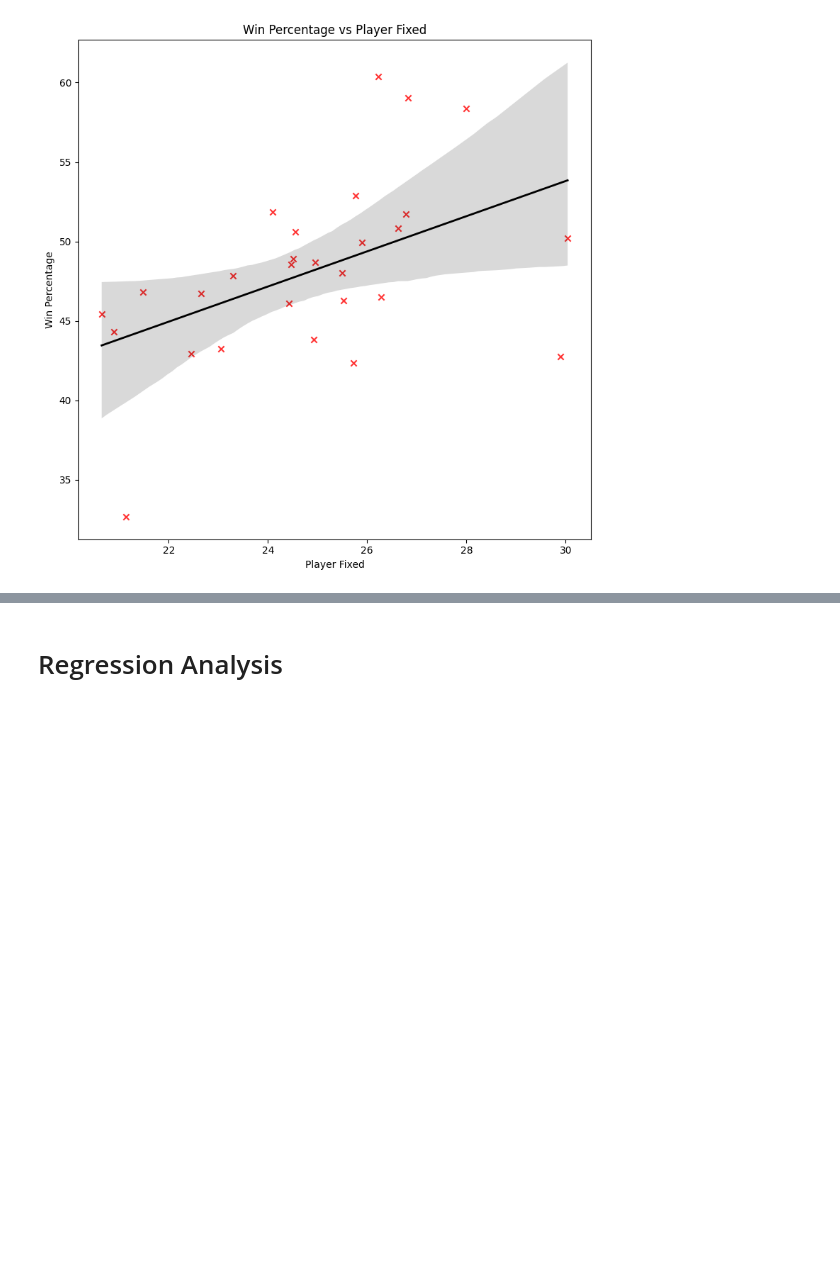
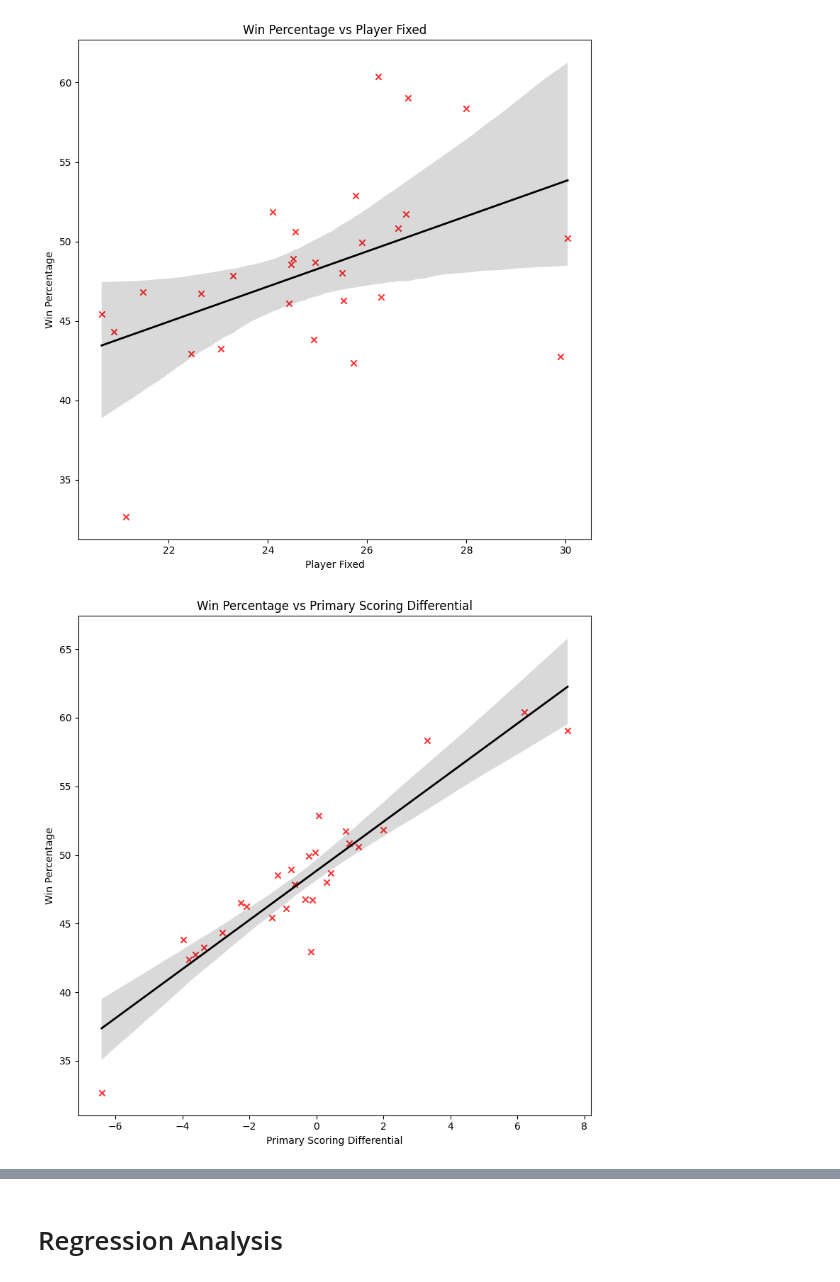
Before and after one commit to crichardson1349/wh_dat_sci_project, a Jupyter notebook: GH_games_by_faction_PN.ipynb, the cells around one changed output, grey strips where cells are left out. Drawn from its saved outputs; the diff is of its cells as text; code cells hidden in the pictures; blank space fills up the shorter version.

Commit message:
ML regression analysis plus explanation of results

```diff
--- a/GH_games_by_faction_PN.ipynb
+++ b/GH_games_by_faction_PN.ipynb
@@ -450,0 +416,20 @@ plt.show()
+# %%
+# Scatter plot with regression line for Player Fixed vs Win Percentage
+plt.figure(figsize=(8, 8))
+
+sns.regplot(
+    data=scorewin,
+    x="Primary Scoring Differential",
+    y="Win Percentage",
+    marker="x",
+    scatter_kws={"color": "red"},
+    line_kws={"color": "black", "linewidth": 2},
+)
+
+plt.title("Win Percentage vs Primary Scoring Differential")
+plt.xlabel("Primary Scoring Differential")
+plt.ylabel("Win Percentage")
+plt.tight_layout()
+plt.show()
+# %% [output]
+[figure, added]
```
Also changed, not shown: parts of 16 cells of this notebook.
